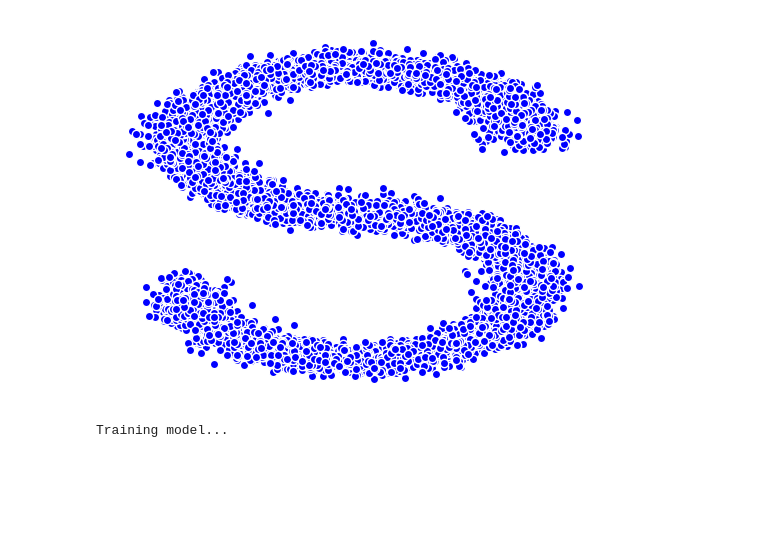
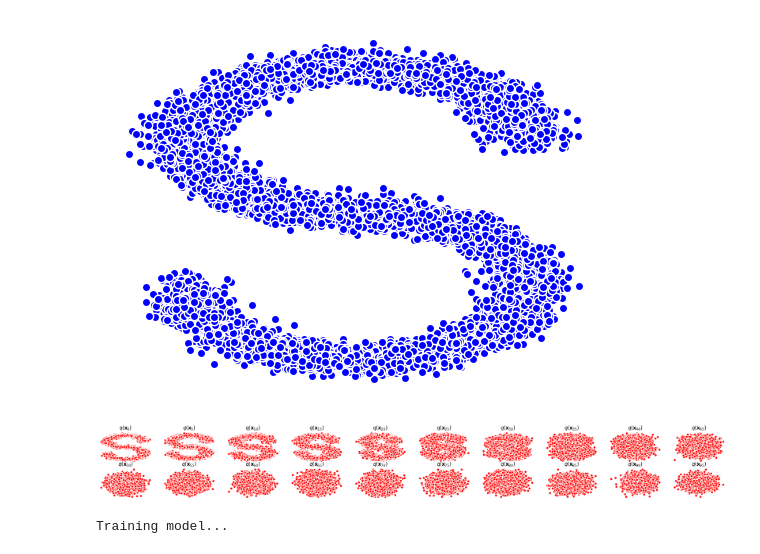
Before and after one commit to shib0li/LightDDPM, a Jupyter notebook: Dev-Diffusion.ipynb, the cells around one changed output. Saved outputs shown, nothing was run; the diff lists cells and outputs as text; code cells hidden in the pictures; blank space fills up the shorter version.

```diff
--- a/Dev-Diffusion.ipynb
+++ b/Dev-Diffusion.ipynb
@@ -29,43 +29,45 @@ shape of data = (10000, 2)
 # %%
 num_steps = 100
 beta_min = 1e-5
 beta_max = 5e-3
 
 betas = torch.linspace(-10,10,num_steps).to(device)
 betas = torch.sigmoid(betas)*(beta_max-beta_min)+beta_min
 
 alphas = 1.0 - betas
 alphas_bar = torch.cumprod(alphas, 0)
 alphas_bar_sqrt = torch.sqrt(alphas_bar)
 one_minus_alphas_bar_sqrt = torch.sqrt(1.0-alphas_bar)
 
 # alphas_bar_shifted = torch.cat([torch.tensor([1.0]).to(device), alphas_bar[:-1]],0)
 
 def eval_qxt(x0, t):
     # evaluate the analytical form of forward/diffusion process
 
     alphas_bar = torch.cumprod(alphas, 0)
     alphas_bar_sqrt = torch.sqrt(alphas_bar)
     one_minus_alphas_bar_sqrt = torch.sqrt(1.0-alphas_bar)
 
     epsi = torch.randn_like(x0)
     coeff_mean = alphas_bar_sqrt[t]
     coeff_std = one_minus_alphas_bar_sqrt[t]
     xt = x0*coeff_mean + epsi*coeff_std # reparam trick
     return xt
 
 
-# num_shows = 20
-# fig,axs = plt.subplots(2,10,figsize=(28,3))
-# plt.rc('text',color='black')
-#
-# for i in range(num_shows):
-#     j = i//10
-#     k = i%10
-#     q_i = eval_qxt(dataset,torch.tensor([i*num_steps//num_shows]),alphas)#生成t时刻的采样数据
-#     axs[j,k].scatter(q_i[:,0],q_i[:,1],color='red',edgecolor='white')
-#     axs[j,k].set_axis_off()
-#     axs[j,k].set_title('$q(\mathbf{x}_{'+str(i*num_steps//num_shows)+'})$')
+num_shows = 20
+fig,axs = plt.subplots(2,10,figsize=(28,3))
+plt.rc('text',color='black')
+
+for i in range(num_shows):
+    j = i//10
+    k = i%10
+    q_i = eval_qxt(dataset,torch.tensor([i*num_steps//num_shows]))#生成t时刻的采样数据
+    axs[j,k].scatter(q_i[:,0],q_i[:,1],color='red',edgecolor='white')
+    axs[j,k].set_axis_off()
+    axs[j,k].set_title('$q(\mathbf{x}_{'+str(i*num_steps//num_shows)+'})$')
+# %% [output]
+[figure, added]
 # %%
 
 
```
Also changed, not shown: 1 other file.
